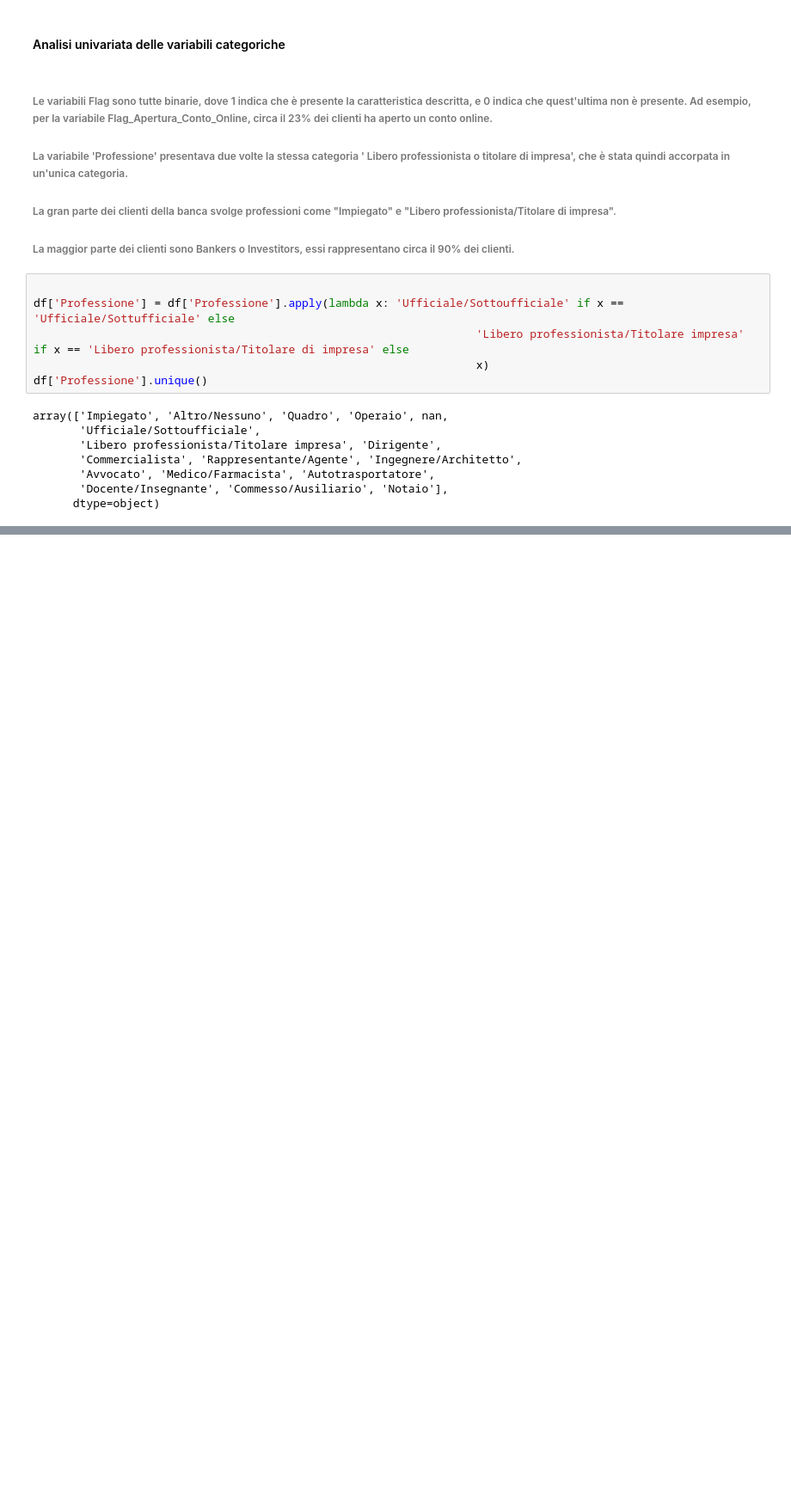
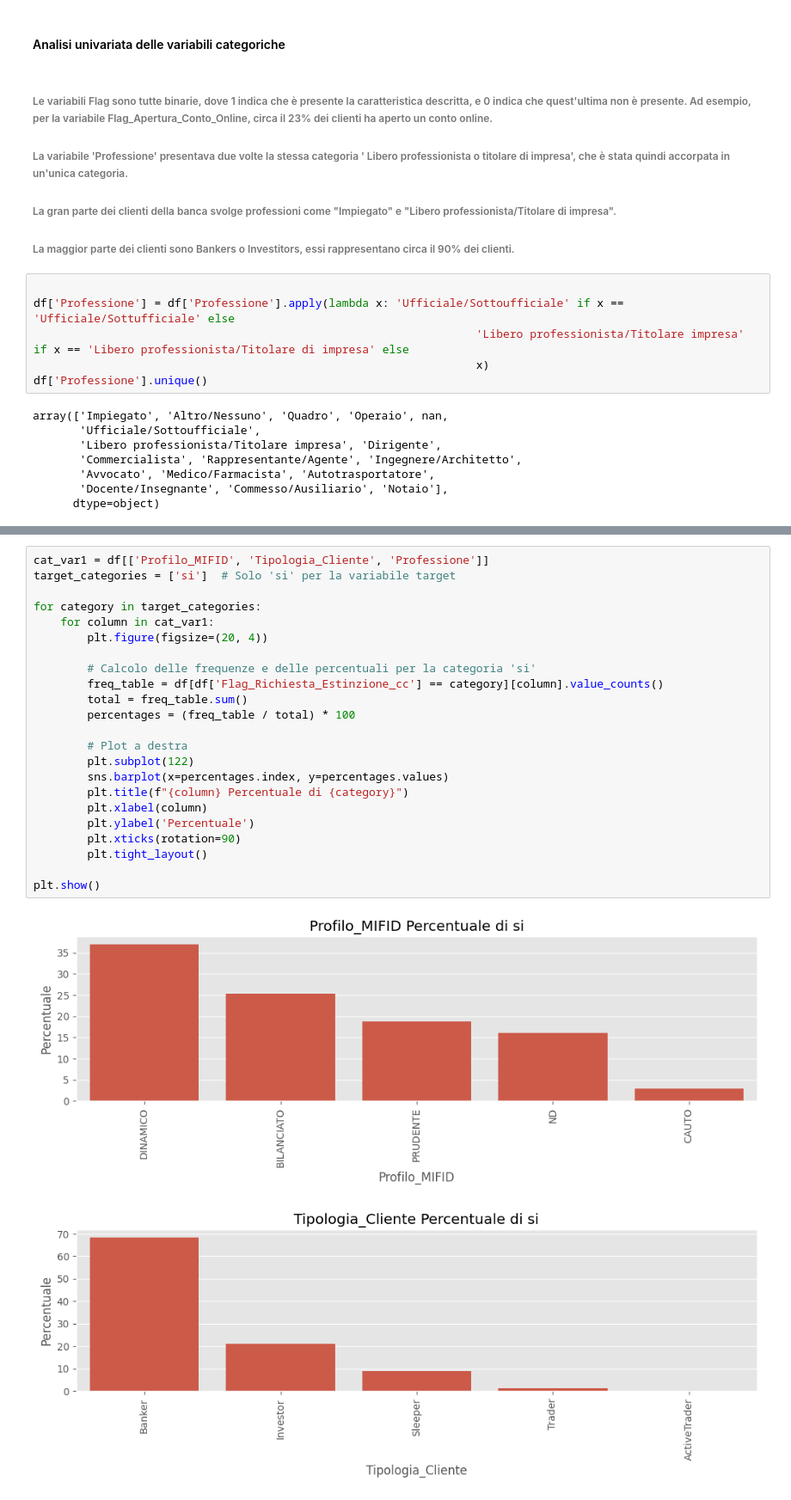
Before and after one commit to emanueleiacca/Analysis-on-Churn-Banking-Modeling-Dataset, a Jupyter notebook: Analisi esplorativa.ipynb, the cells around one changed output, grey strips where cells are left out. Shown at 86% size. Saved outputs shown, nothing was run; the diff lists cells and outputs as text; blank space fills up the shorter version.

```diff
--- a/Analisi esplorativa.ipynb
+++ b/Analisi esplorativa.ipynb
@@ -210,0 +244,26 @@ ciao
+# %%
+cat_var1 = df[['Profilo_MIFID', 'Tipologia_Cliente', 'Professione']]
+target_categories = ['si']  # Solo 'si' per la variabile target
+
+for category in target_categories:
+    for column in cat_var1:
+        plt.figure(figsize=(20, 4))
+
+        # Calcolo delle frequenze e delle percentuali per la categoria 'si'
+        freq_table = df[df['Flag_Richiesta_Estinzione_cc'] == category][column].value_counts()
+        total = freq_table.sum()
+        percentages = (freq_table / total) * 100
+
+        # Plot a destra
+        plt.subplot(122)
+        sns.barplot(x=percentages.index, y=percentages.values)
+        plt.title(f"{column} Percentuale di {category}")
+        plt.xlabel(column)
+        plt.ylabel('Percentuale')
+        plt.xticks(rotation=90)
+        plt.tight_layout()
+
+plt.show()
+# %% [output]
+[figure, added]
+[figure, added]
```
Also changed, not shown: parts of 14 cells of this notebook.
